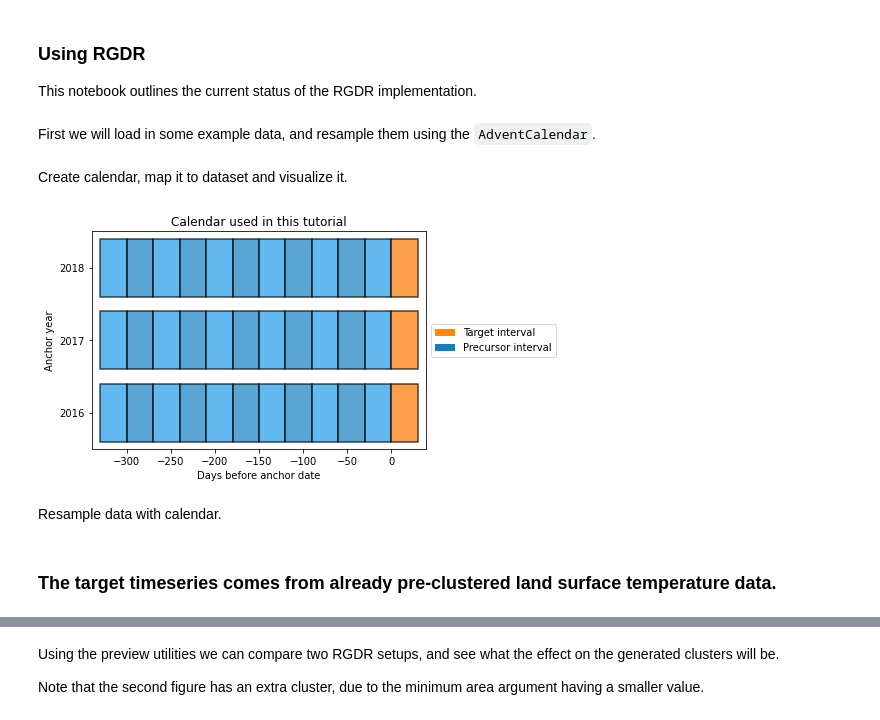
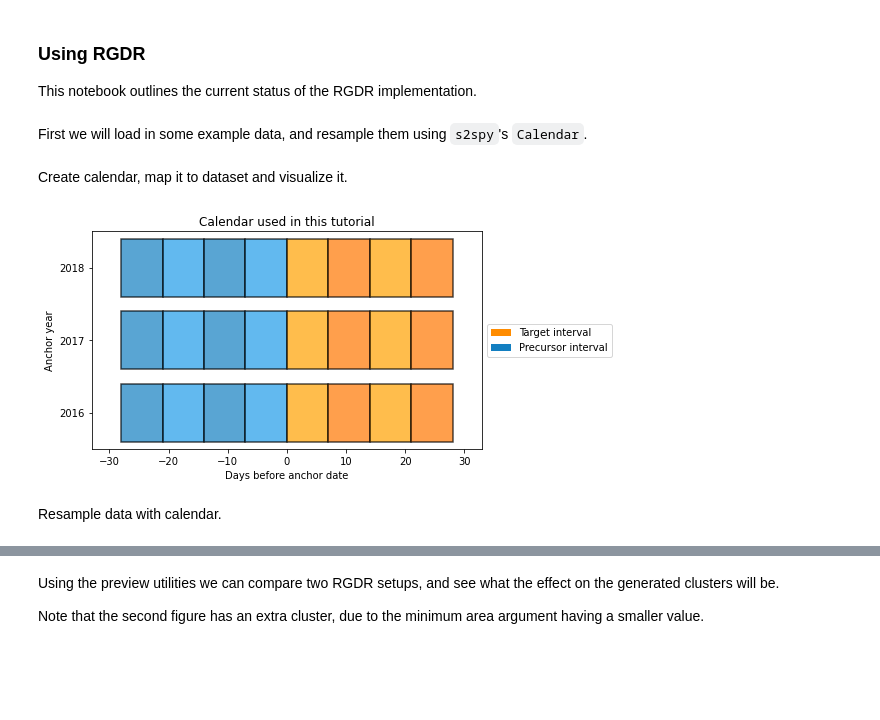
Before and after one commit to AI4S2S/s2spy, a Jupyter notebook: notebooks/tutorial_RGDR.ipynb, the cells around one changed output, grey strips where cells are left out. Saved outputs shown, nothing was run; the diff lists cells and outputs as text; code cells hidden in the pictures; blank space fills up the shorter version.

```diff
--- a/notebooks/tutorial_RGDR.ipynb
+++ b/notebooks/tutorial_RGDR.ipynb
@@ -8,7 +8,7 @@ import s2spy.time
 import s2spy.rgdr
 from s2spy import RGDR
 # %% [markdown]
-First we will load in some example data, and resample them using the `AdventCalendar`.
+First we will load in some example data, and resample them using `s2spy`'s `Calendar`.
 # %%
 file_path = '../tests/test_rgdr/test_data'
 field = xr.open_dataset(f'{file_path}/sst_daily_1979-2018_5deg_Pacific_175_240E_25_50N.nc')
@@ -16,12 +16,15 @@ target = xr.open_dataset(f'{file_path}/tf5_nc5_dendo_80d77.nc')
 # %% [markdown]
 Create calendar, map it to dataset and visualize it.
 # %%
-cal = s2spy.time.AdventCalendar("8-2", freq="30d")
+cal = s2spy.time.Calendar(anchor="08-01")
+cal.add_intervals("target", length="1W", n=4)
+cal.add_intervals("precursor", length="1W", n=4)
+
 cal = cal.map_to_data(field)
 cal.visualize(n_years=3, relative_dates=True)
 _ = plt.title("Calendar used in this tutorial")
 # %% [output]
-[figure, old version]
+[figure, new version]
 # %% [markdown]
 Resample data with calendar.
 # %%
@@ -30,2 +32,0 @@ target_resampled = s2spy.time.resample(cal, target)
-# %% [markdown]
-### The target timeseries comes from already pre-clustered land surface temperature data.
```
Also changed, not shown: parts of 23 cells of this notebook, 10 other files.
